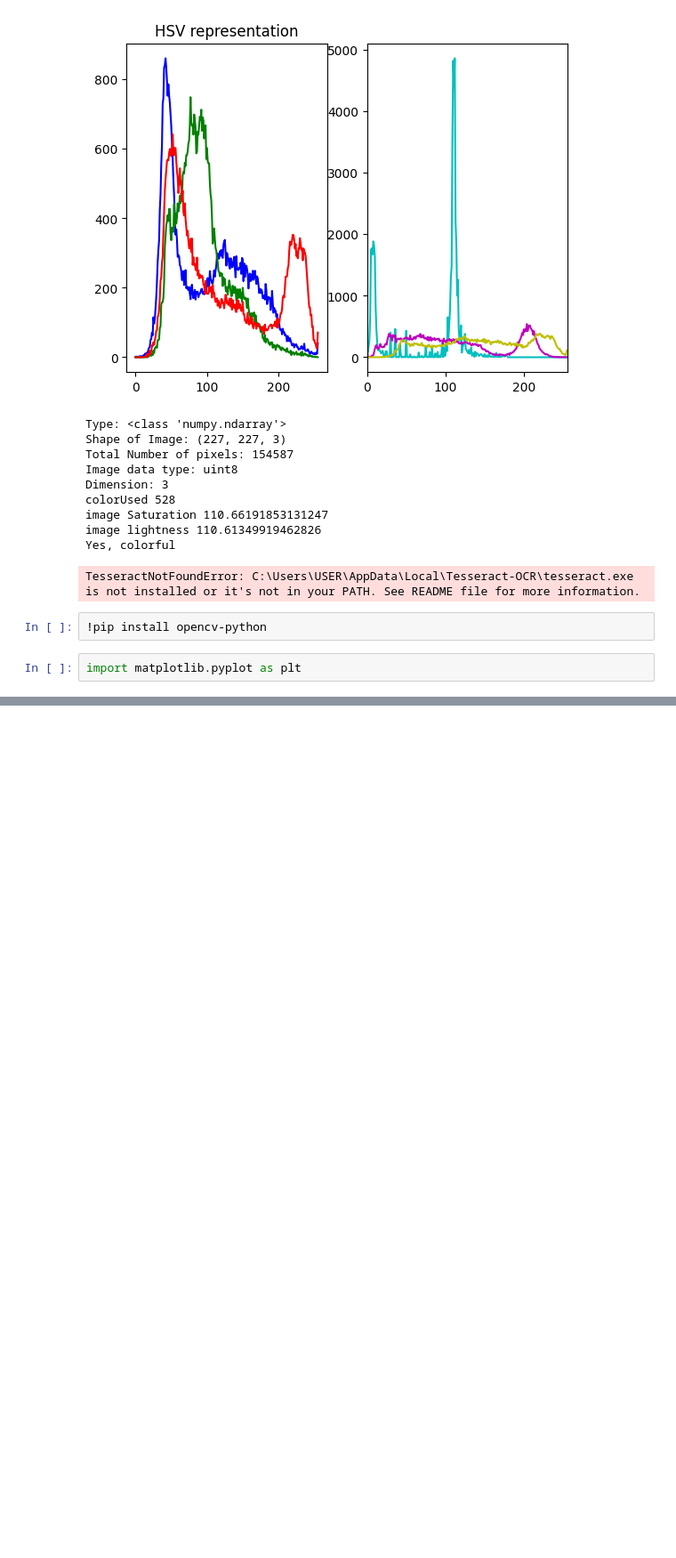
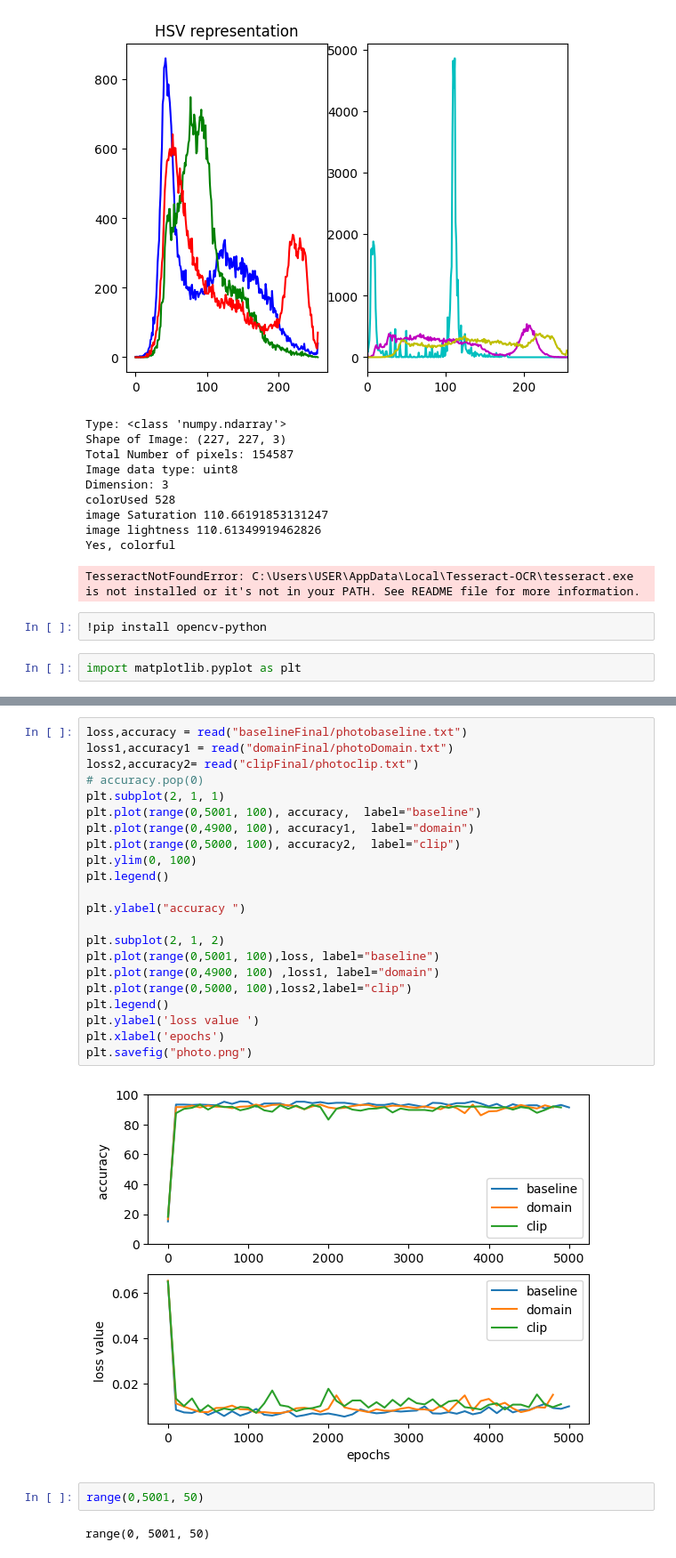
Before and after one commit to md131376st/amlProhect, a Jupyter notebook: data/PACS/AddDataLabels-Copy1.ipynb, the cells around one changed output, grey strips where cells are left out. Shown at 89% size. Cells and saved outputs as stored; diff of their text form; blank space fills up the shorter version.

```diff
--- a/data/PACS/AddDataLabels-Copy1.ipynb
+++ b/data/PACS/AddDataLabels-Copy1.ipynb
@@ -268,0 +330,28 @@ import matplotlib.pyplot as plt
+# %%
+loss,accuracy = read("baselineFinal/photobaseline.txt")
+loss1,accuracy1 = read("domainFinal/photoDomain.txt")
+loss2,accuracy2= read("clipFinal/photoclip.txt")
+# accuracy.pop(0)
+plt.subplot(2, 1, 1)
+plt.plot(range(0,5001, 100), accuracy,  label="baseline")
+plt.plot(range(0,4900, 100), accuracy1,  label="domain")
+plt.plot(range(0,5000, 100), accuracy2,  label="clip")
+plt.ylim(0, 100)
+plt.legend()
+
+plt.ylabel("accuracy ")
+
+plt.subplot(2, 1, 2)
+plt.plot(range(0,5001, 100),loss, label="baseline")
+plt.plot(range(0,4900, 100) ,loss1, label="domain")
+plt.plot(range(0,5000, 100),loss2,label="clip")
+plt.legend()
+plt.ylabel('loss value ')
+plt.xlabel('epochs')
+plt.savefig("photo.png")
+# %% [output]
+[figure, added]
+# %%
+range(0,5001, 50)
+# %% [output]
+range(0, 5001, 50)
```
Also changed, not shown: parts of 10 cells of this notebook, 16 other files.
